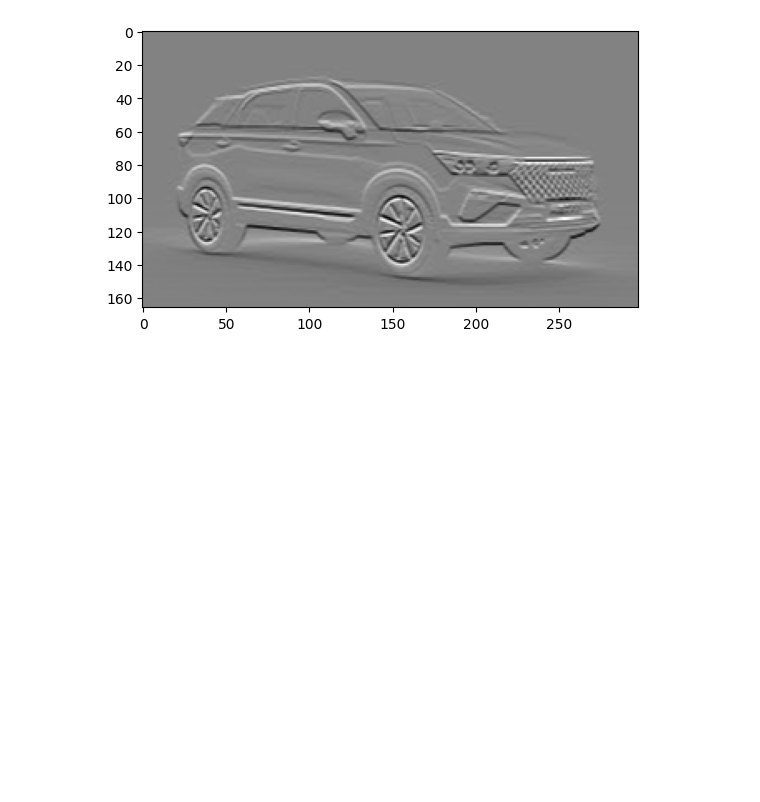
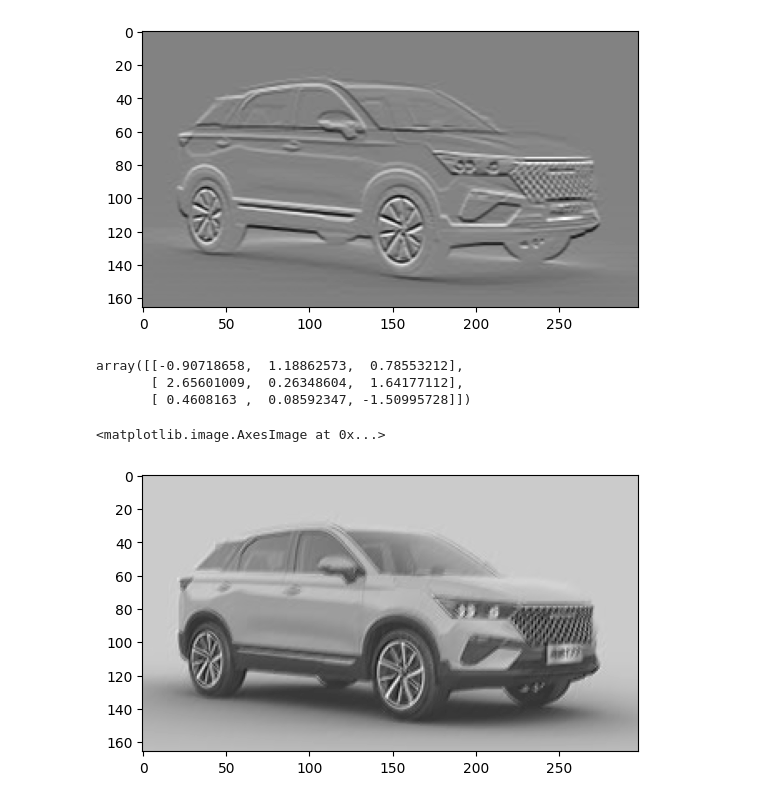
Before and after one commit to syedshahlal/Understanding_Computer_Vision, a Jupyter notebook: Understanding_Images_and_CV_basics.ipynb, the cells around one changed output. Cells and saved outputs as stored; diff of their text form; code cells hidden in the pictures; blank space fills up the shorter version.

```diff
--- a/Understanding_Images_and_CV_basics.ipynb
+++ b/Understanding_Images_and_CV_basics.ipynb
@@ -291,3 +291,16 @@ plt.imshow(result, cmap="gray")
 # %% [output]
 <matplotlib.image.AxesImage at 0x...>
 [figure]
+# %%
+random_f = np.random.randn(3,3)
+random_f
+# %% [output]
+array([[-0.90718658,  1.18862573,  0.78553212],
+       [ 2.65601009,  0.26348604,  1.64177112],
+       [ 0.4608163 ,  0.08592347, -1.50995728]])
+# %%
+result = simple_conv(imgFilter=random_f.T, picture=car1_cv2_BGR2GRAY)
+plt.imshow(result, cmap="gray")
+# %% [output]
+<matplotlib.image.AxesImage at 0x...>
+[figure, added]
```
Also changed, not shown: parts of 1 cell of this notebook.
